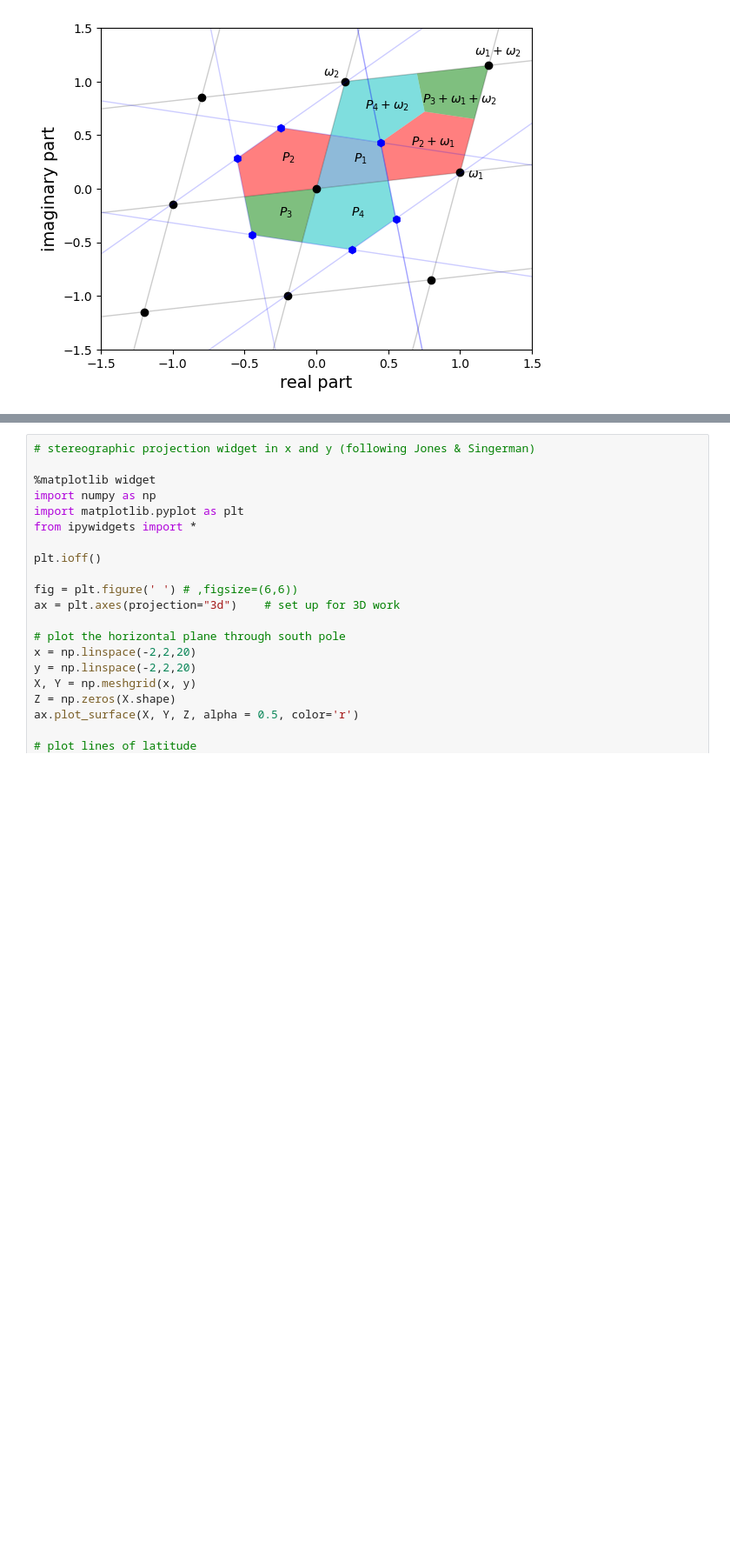
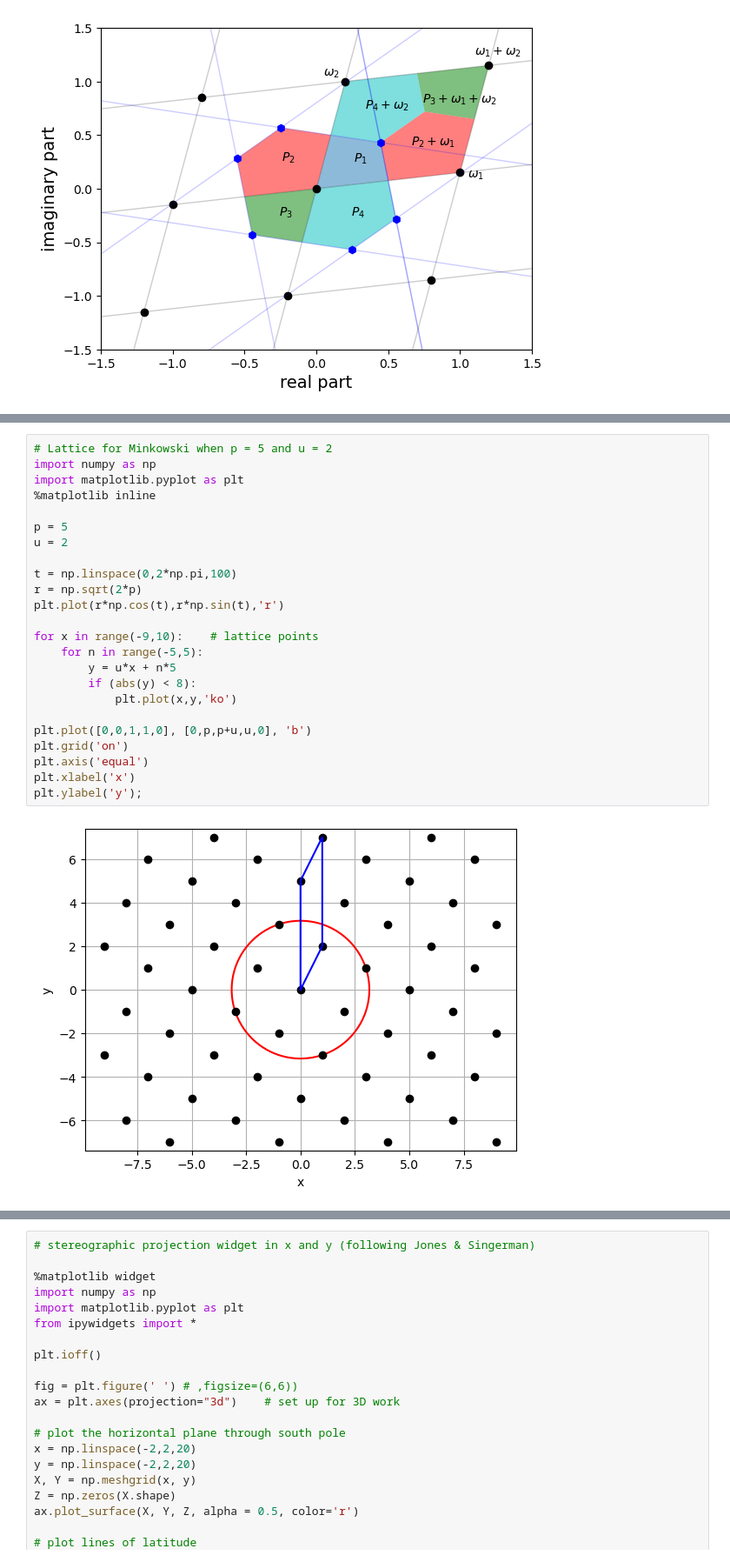
Before and after one commit to steve-cox-LA/JLA, a Jupyter notebook: 1.TransformationsOfPlanes/1.8.ComplexPlane.ipynb, the cells around one changed output, grey strips where cells are left out. Shown at 87% size. Drawn from its saved outputs; the diff is of its cells as text; blank space fills up the shorter version.

```diff
--- a/1.TransformationsOfPlanes/1.8.ComplexPlane.ipynb
+++ b/1.TransformationsOfPlanes/1.8.ComplexPlane.ipynb
@@ -791,0 +803,26 @@ Now suppose that $p\equiv 1\modu 4$ and $u^2\equiv -1\modu p$ and consider the l
+# %%
+# Lattice for Minkowski when p = 5 and u = 2
+import numpy as np
+import matplotlib.pyplot as plt
+%matplotlib inline
+
+p = 5
+u = 2
+
+t = np.linspace(0,2*np.pi,100)
+r = np.sqrt(2*p)
+plt.plot(r*np.cos(t),r*np.sin(t),'r')
+
+for x in range(-9,10):    # lattice points
+    for n in range(-5,5):
+        y = u*x + n*5
+        if (abs(y) < 8):
+            plt.plot(x,y,'ko')
+
+plt.plot([0,0,1,1,0], [0,p,p+u,u,0], 'b')
+plt.grid('on')
+plt.axis('equal')
+plt.xlabel('x')
+plt.ylabel('y');
+# %% [output]
+[figure, added]
```
Also changed, not shown: parts of 10 cells of this notebook.
